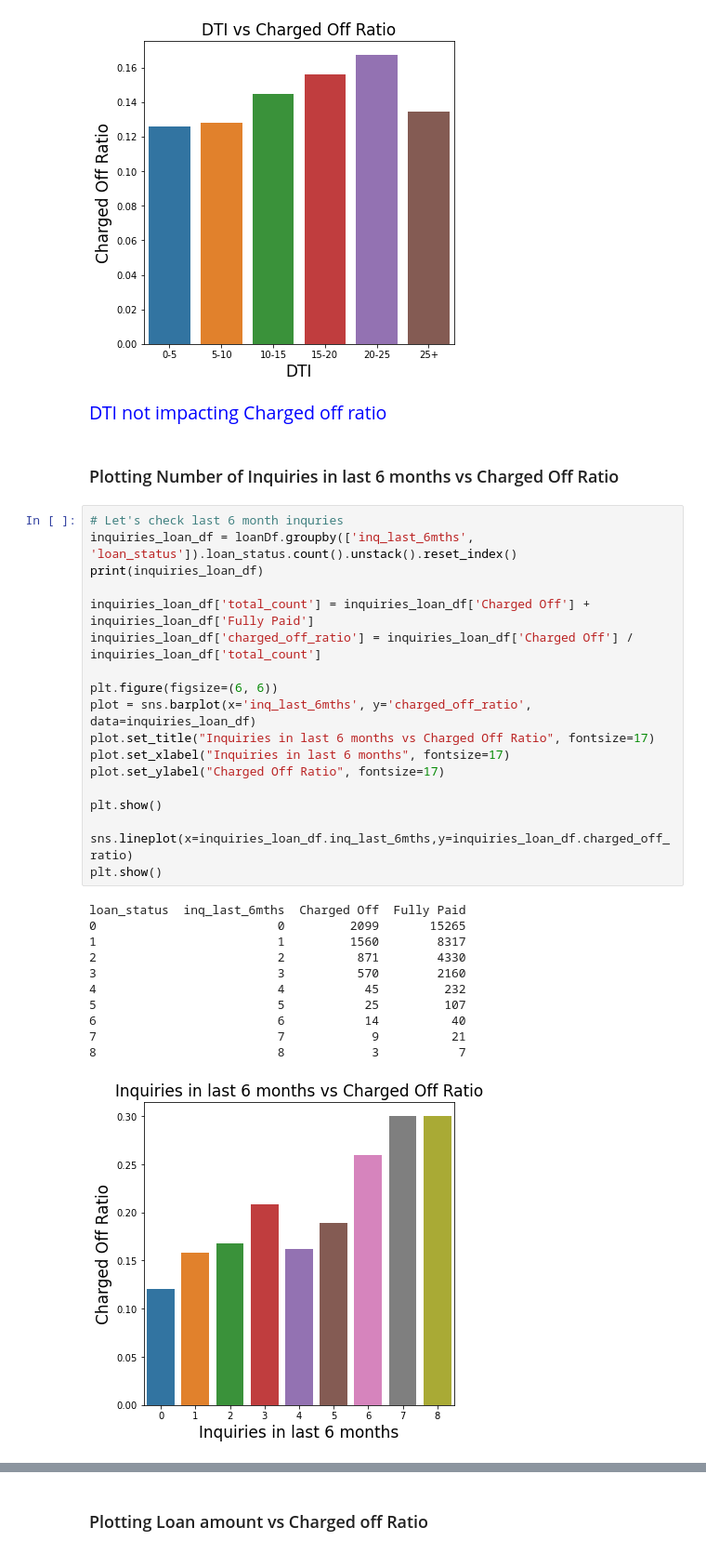
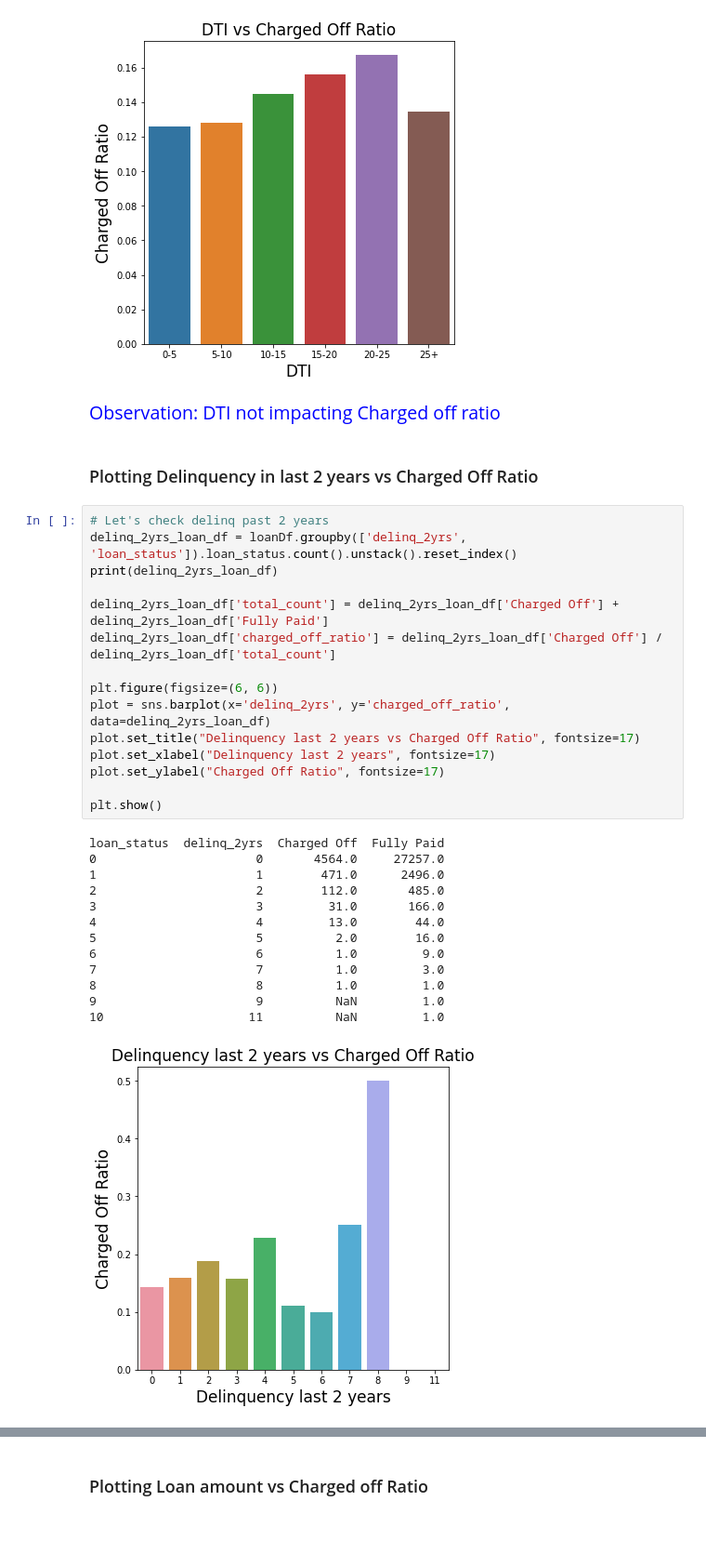
Before and after one commit to sivaprasadt246/LendingClubCaseStudy, a Jupyter notebook: SivaPrasadThota.ipynb, the cells around one changed output, grey strips where cells are left out. Shown at 93% size. Cells and saved outputs as stored; diff of their text form; blank space fills up the shorter version.

```diff
--- a/SivaPrasadThota.ipynb
+++ b/SivaPrasadThota.ipynb
@@ -715,36 +727,35 @@ loan_status dti_rate_bins  Charged Off  Fully Paid
 5                     25+           79         509
 [figure]
 # %% [markdown]
-<p style="font-family: Arial; font-size:1.4em;color:blue;"> DTI not impacting Charged off ratio </p>
+<p style="font-family: Arial; font-size:1.4em;color:blue;"> Observation: DTI not impacting Charged off ratio </p>
 # %% [markdown]
-### Plotting Number of Inquiries in last 6 months vs Charged Off Ratio
+### Plotting Delinquency in last 2 years vs Charged Off Ratio
 # %%
-# Let's check last 6 month inquries
-inquiries_loan_df = loanDf.groupby(['inq_last_6mths', 'loan_status']).loan_status.count().unstack().reset_index()
-print(inquiries_loan_df)
+# Let's check delinq past 2 years
+delinq_2yrs_loan_df = loanDf.groupby(['delinq_2yrs', 'loan_status']).loan_status.count().unstack().reset_index()
+print(delinq_2yrs_loan_df)
 
-inquiries_loan_df['total_count'] = inquiries_loan_df['Charged Off'] + inquiries_loan_df['Fully Paid']
-inquiries_loan_df['charged_off_ratio'] = inquiries_loan_df['Charged Off'] / inquiries_loan_df['total_count']
+delinq_2yrs_loan_df['total_count'] = delinq_2yrs_loan_df['Charged Off'] + delinq_2yrs_loan_df['Fully Paid']
+delinq_2yrs_loan_df['charged_off_ratio'] = delinq_2yrs_loan_df['Charged Off'] / delinq_2yrs_loan_df['total_count']
 
 plt.figure(figsize=(6, 6))
-plot = sns.barplot(x='inq_last_6mths', y='charged_off_ratio', data=inquiries_loan_df)
-plot.set_title("Inquiries in last 6 months vs Charged Off Ratio", fontsize=17)
-plot.set_xlabel("Inquiries in last 6 months", fontsize=17)
+plot = sns.barplot(x='delinq_2yrs', y='charged_off_ratio', data=delinq_2yrs_loan_df)
+plot.set_title("Delinquency last 2 years vs Charged Off Ratio", fontsize=17)
+plot.set_xlabel("Delinquency last 2 years", fontsize=17)
 plot.set_ylabel("Charged Off Ratio", fontsize=17)
 
 plt.show()
-
-sns.lineplot(x=inquiries_loan_df.inq_last_6mths,y=inquiries_loan_df.charged_off_ratio)
-plt.show()
 # %% [output]
-loan_status  inq_last_6mths  Charged Off  Fully Paid
-0                         0         2099       15265
-1                         1         1560        8317
-2                         2          871        4330
-3                         3          570        2160
-4                         4           45         232
-5                         5           25         107
-6                         6           14          40
-7                         7            9          21
-8                         8            3           7
+loan_status  delinq_2yrs  Charged Off  Fully Paid
+0                      0       4564.0     27257.0
+1                      1        471.0      2496.0
+2                      2        112.0       485.0
+3                      3         31.0       166.0
+4                      4         13.0        44.0
+5                      5          2.0        16.0
+6                      6          1.0         9.0
+7                      7          1.0         3.0
+8                      8          1.0         1.0
+9                      9          NaN         1.0
+10                    11          NaN         1.0
-[figure, old version]
+[figure, new version]
```
Also changed, not shown: parts of 55 cells of this notebook.
